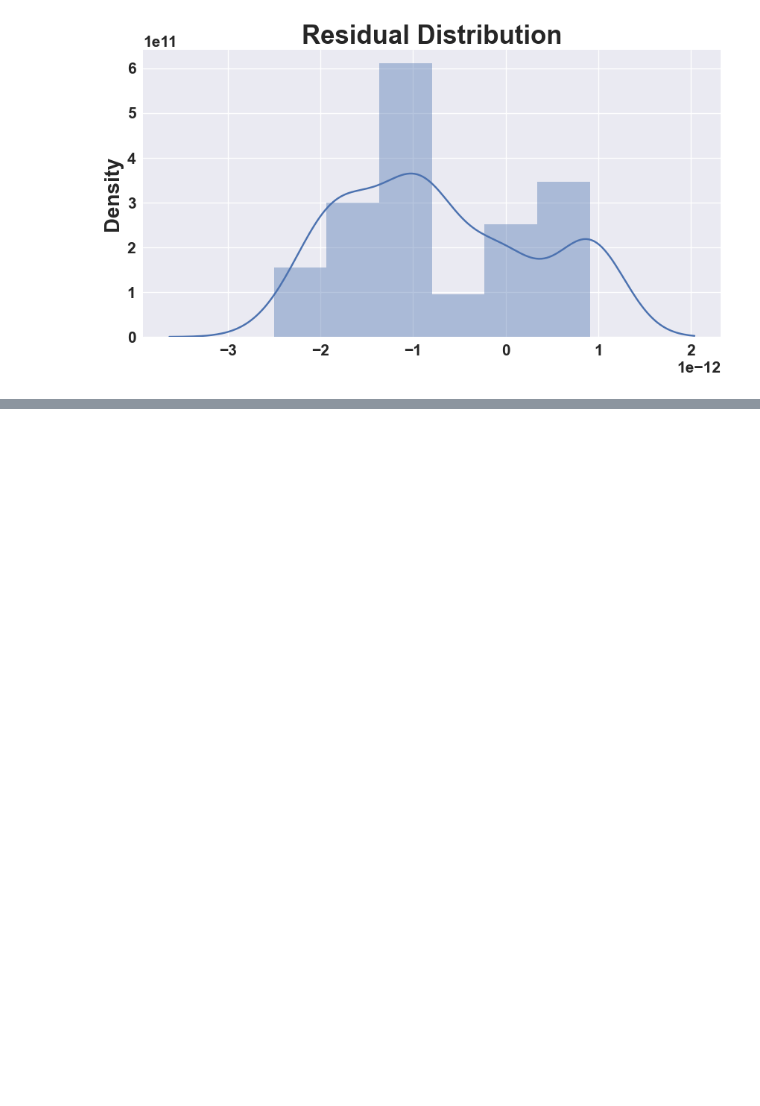
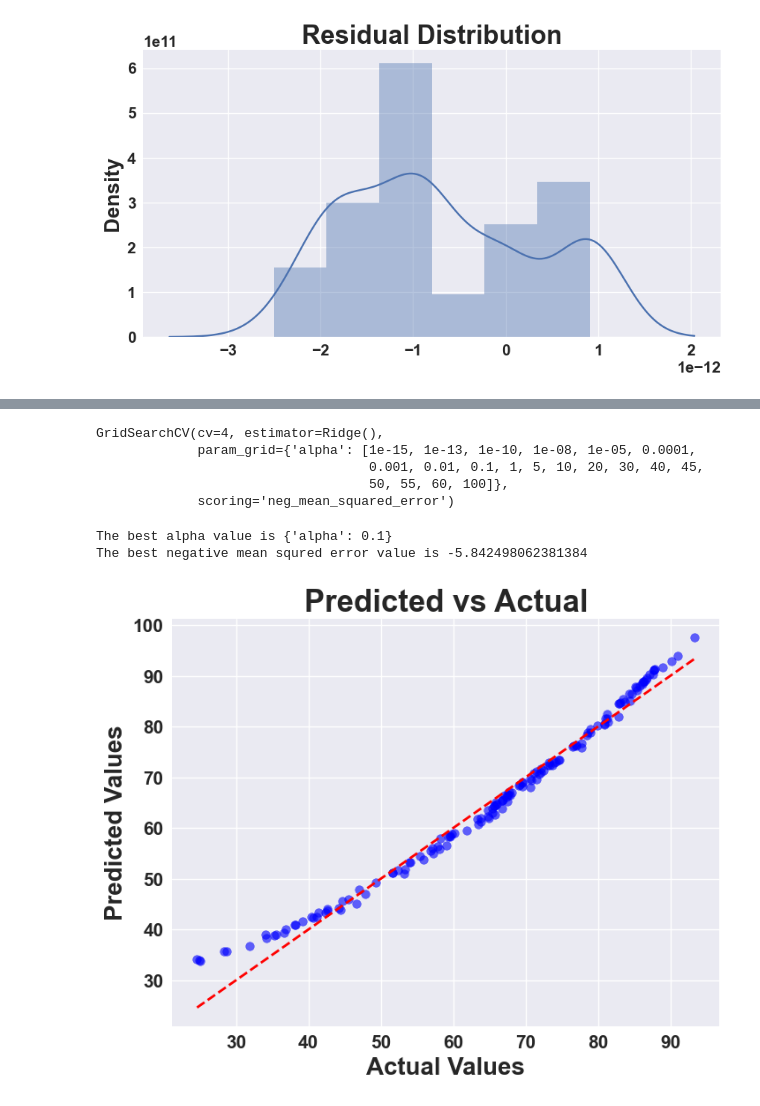
Before and after one commit to springboardmentor29803v-cpu/RideWise-Predicting-Bike-sharing-Demand, a Jupyter notebook: Project.ipynb, the cells around one changed output, grey strips where cells are left out. Saved outputs shown, nothing was run; the diff lists cells and outputs as text; code cells hidden in the pictures; blank space fills up the shorter version.

```diff
--- a/Project.ipynb
+++ b/Project.ipynb
@@ -887,0 +974,8 @@ Residual_distPlot(y_pred,y_test)
+# %%
+from sklearn.linear_model import Lasso
+
+lasso_reg = Lasso(alpha=0.1)  # adjust alpha if needed
+lasso_reg.fit(X_train_imputed, y_train)
+
+# Make predictions
+y_pred = lasso_reg.predict(X_test_imputed)
@@ -887,0 +994,33 @@ Residual_distPlot(y_pred,y_test)
+# %%
+from sklearn.pipeline import Pipeline
+from sklearn.preprocessing import StandardScaler
+from sklearn.linear_model import Lasso
+from sklearn.impute import SimpleImputer
+
+# Pipeline: Impute -> Scale -> Lasso
+lasso_pipeline = Pipeline([
+    ('imputer', SimpleImputer(strategy='mean')),  # handles NaNs
+    ('scaler', StandardScaler()),                # optional but recommended
+    ('lasso', Lasso(alpha=0.1))
+])
+
+lasso_pipeline.fit(X_train, y_train)
+y_pred = lasso_pipeline.predict(X_test)
+# %%
+from sklearn.pipeline import Pipeline
+from sklearn.impute import SimpleImputer
+from sklearn.preprocessing import StandardScaler
+from sklearn.linear_model import Lasso
+
+# Create a pipeline: Impute missing values -> scale features -> Lasso regression
+lasso_pipeline = Pipeline([
+    ('imputer', SimpleImputer(strategy='mean')),  # replace NaNs with column mean
+    ('scaler', StandardScaler()),                # optional but recommended for Lasso
+    ('lasso', Lasso(alpha=0.1))                  # adjust alpha as needed
+])
+
+# Fit the model
+lasso_pipeline.fit(X_train, y_train)
+
+# Predict
+y_pred = lasso_pipeline.predict(X_test)
@@ -887,0 +1131,28 @@ Residual_distPlot(y_pred,y_test)
+# %%
+# cross validation on Lasso regression
+# creating object
+lasso_rg = Ridge()
+
+# alphas values's dictionary to pass on in Gridsearchcv
+alphas = {'alpha': [1e-15,1e-13,1e-10,1e-8,1e-5,1e-4,1e-3,1e-2,1e-1,1,5,10,20,30,40,45,50,55,60,100]}
+
+lasso_linear_reg = GridSearchCV(lasso_rg, alphas, scoring='neg_mean_squared_error', cv=4)
+# fitting model
+lasso_linear_reg.fit(X_train, y_train)
+# %% [output]
+GridSearchCV(cv=4, estimator=Ridge(),
+             param_grid={'alpha': [1e-15, 1e-13, 1e-10, 1e-08, 1e-05, 0.0001,
+                                   0.001, 0.01, 0.1, 1, 5, 10, 20, 30, 40, 45,
+                                   50, 55, 60, 100]},
+             scoring='neg_mean_squared_error')
+# %%
+# Since it showing best parameter alpha= 1.. alpha =1 means it will be as linear regression.
+print(f'The best alpha value is {lasso_linear_reg.best_params_}')
+print(f'The best negative mean squred error value is {lasso_linear_reg.best_score_}')
+# %% [output]
+The best alpha value is {'alpha': 0.1}
+The best negative mean squred error value is -5.842498062381384
+# %%
+plot_Pred_vs_actual(y_pred,y_test)
+# %% [output]
+[figure, added]
```
Also changed, not shown: parts of 54 cells of this notebook.
